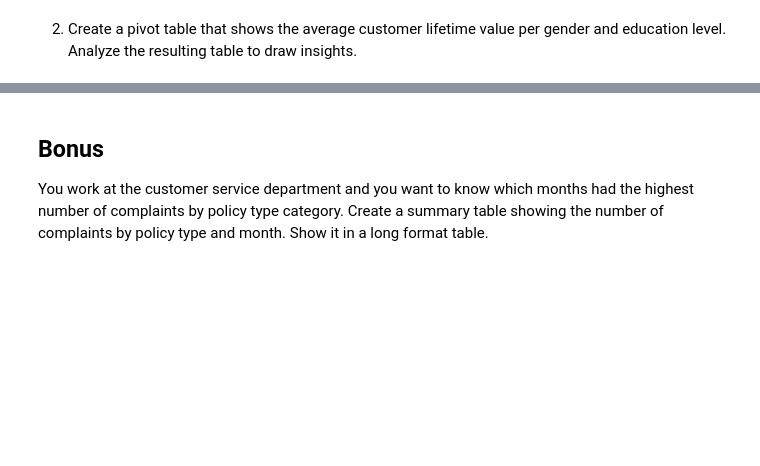
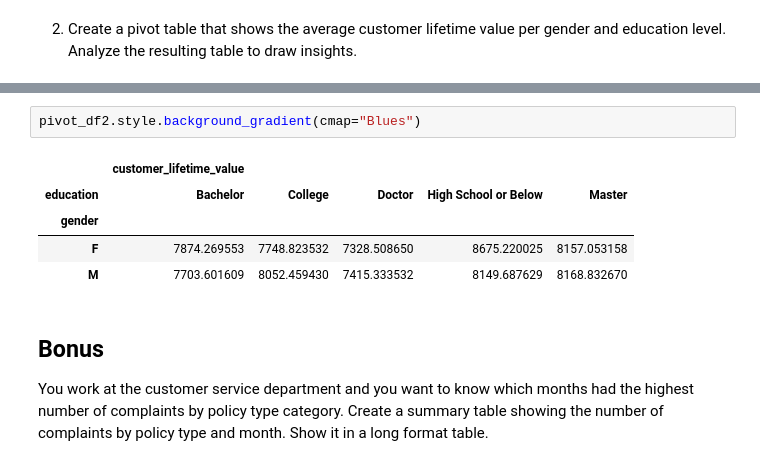
Before and after one commit to chandlershortlidge/lab-dw-data-structuring-and-combining, a Jupyter notebook: lab-dw-data-structuring-and-combining.ipynb, the cells around one changed output, grey strips where cells are left out. Saved outputs shown, nothing was run; the diff lists cells and outputs as text; blank space fills up the shorter version.

```diff
--- a/lab-dw-data-structuring-and-combining.ipynb
+++ b/lab-dw-data-structuring-and-combining.ipynb
@@ -173,3 +252,11 @@ Round the total revenue to 2 decimal points.  Analyze the resulting table to dra
+# %%
+pivot_df2.style.background_gradient(cmap="Blues")
+# %% [output]
+|  | customer_lifetime_value |  |  |  |  |
+| education | Bachelor | College | Doctor | High School or Below | Master |
+| gender |  |  |  |  |  |
+| F | 7874.269553 | 7748.823532 | 7328.508650 | 8675.220025 | 8157.053158 |
+| M | 7703.601609 | 8052.459430 | 7415.333532 | 8149.687629 | 8168.832670 |
 # %% [markdown]
 ## Bonus
 
```
Also changed, not shown: parts of 9 cells of this notebook.
